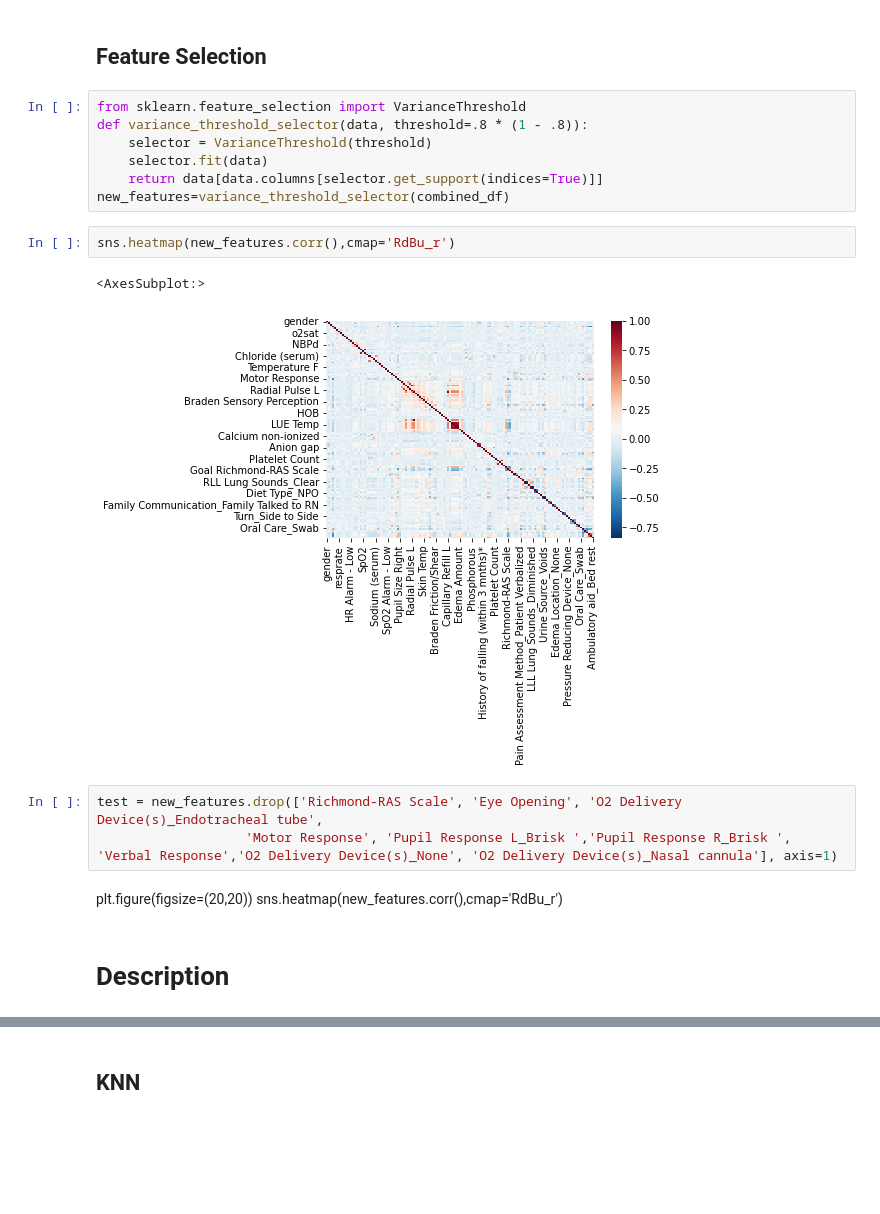
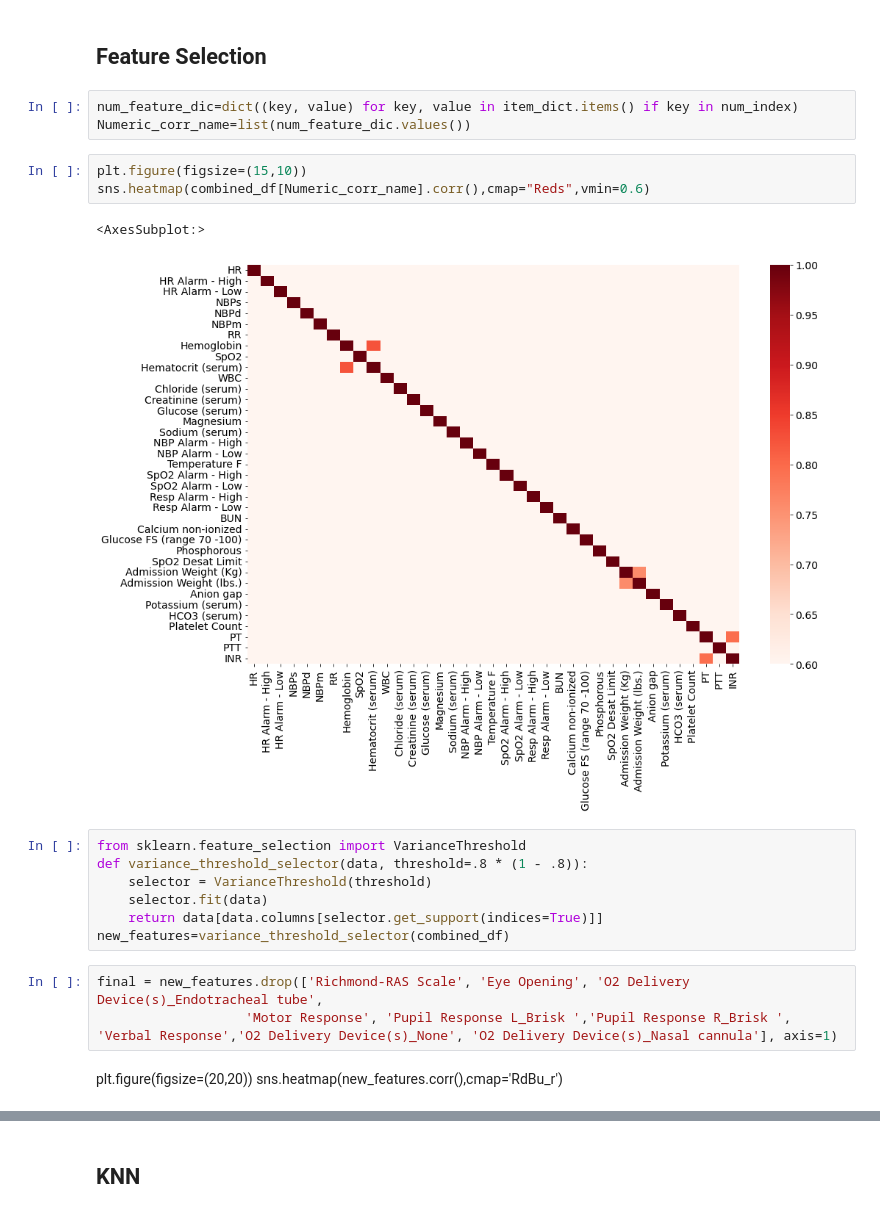
Before and after one commit to Wetiqe/MIMIC_I61, a Jupyter notebook: I61.ipynb, the cells around one changed output, grey strips where cells are left out. Cells and saved outputs as stored; diff of their text form; blank space fills up the shorter version.

```diff
--- a/I61.ipynb
+++ b/I61.ipynb
@@ -435,5 +377,14 @@ combined_df.head()
 # %% [markdown]
 ## Feature Selection
+# %%
+num_feature_dic=dict((key, value) for key, value in item_dict.items() if key in num_index)
+Numeric_corr_name=list(num_feature_dic.values())
+# %%
+plt.figure(figsize=(15,10))
+sns.heatmap(combined_df[Numeric_corr_name].corr(),cmap="Reds",vmin=0.6)
+# %% [output]
+<AxesSubplot:>
+[figure, added]
 # %%
 from sklearn.feature_selection import VarianceThreshold
 def variance_threshold_selector(data, threshold=.8 * (1 - .8)):
@@ -441,16 +392,9 @@ def variance_threshold_selector(data, threshold=.8 * (1 - .8)):
     selector.fit(data)
     return data[data.columns[selector.get_support(indices=True)]]
 new_features=variance_threshold_selector(combined_df)
-# %%
-sns.heatmap(new_features.corr(),cmap='RdBu_r')
-# %% [output]
-<AxesSubplot:>
-[figure, removed]
 # %%
-test = new_features.drop(['Richmond-RAS Scale', 'Eye Opening', 'O2 Delivery Device(s)_Endotracheal tube',
+final = new_features.drop(['Richmond-RAS Scale', 'Eye Opening', 'O2 Delivery Device(s)_Endotracheal tube',
                    'Motor Response', 'Pupil Response L_Brisk ','Pupil Response R_Brisk ', 'Verbal Response','O2 Delivery Device(s)_None', 'O2 Delivery Device(s)_Nasal cannula'], axis=1)
 # %% [markdown]
 plt.figure(figsize=(20,20))
 sns.heatmap(new_features.corr(),cmap='RdBu_r')
-# %% [markdown]
-# Description
```
Also changed, not shown: parts of 82 cells of this notebook, 1 other file.
